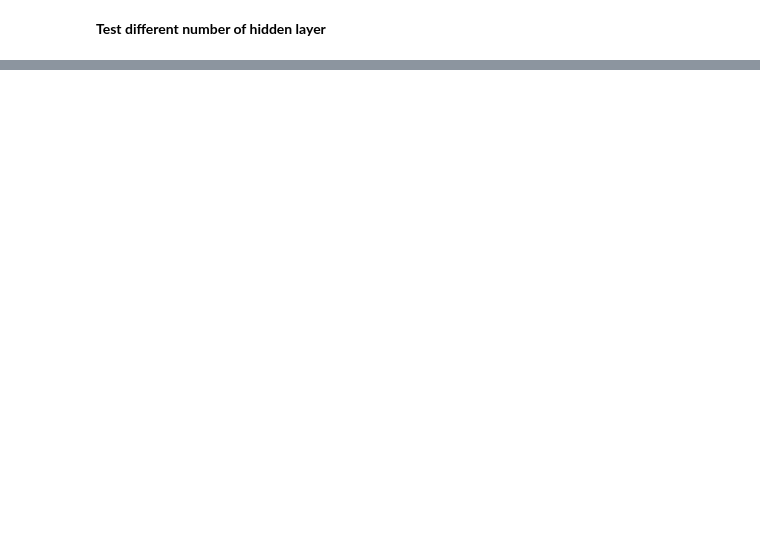
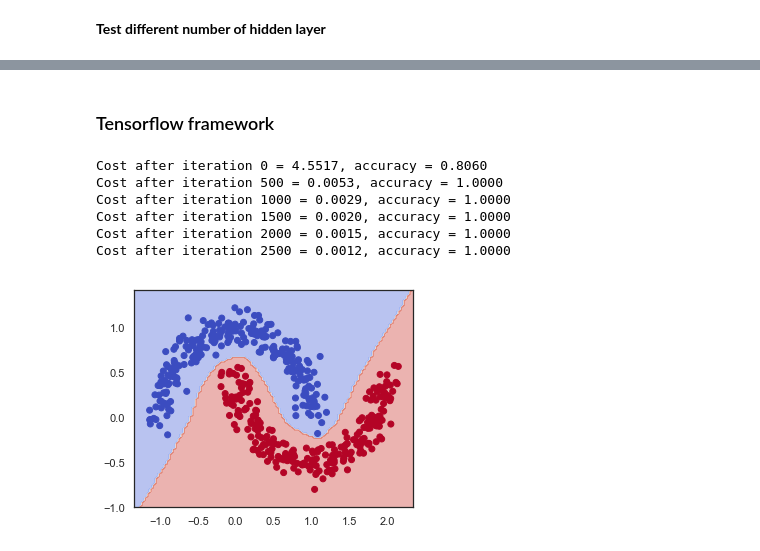
Before and after one commit to jeremy-xx/deep-learning-algorithm, a Jupyter notebook: neural_networks.ipynb, the cells around one changed output, grey strips where cells are left out. Cells and saved outputs as stored; diff of their text form; code cells hidden in the pictures; blank space fills up the shorter version.

```diff
--- a/neural_networks.ipynb
+++ b/neural_networks.ipynb
@@ -320,48 +274,62 @@ plt.show()
+# %% [markdown]
+### Tensorflow framework
 # %%
 #
 #
-def tf_nn_fit(X_train,Y_train,n_h=10,learning_rate=1,num_iterations=2500,verbose=False):
+def tf_nn_fit(x_input,y_input,n_h,learning_rate,num_iterations=2500,print_cost=False):
+    tf.reset_default_graph()
+    tf.set_random_seed(1)
 
-    tf.reset_default_graph()
-    #tf.set_random_seed(1)
-
-    # placehold X,Y
-    n_sample = Y_train.shape[1]
-    X = tf.placeholder(tf.float32,shape=[2,n_sample],name='X')
-    Y = tf.placeholder(tf.float32,shape=[1,n_sample],name='Y')
+    x = tf.placeholder(tf.float32,shape=(None,2),name='x')
+    y = tf.placeholder(tf.float32,shape=(None,1),name='y')
 
     # initialize parameters
-    W1 = tf.get_variable('W1',[n_h,2],initializer=tf.random_normal_initializer(stddev=1))
+    w1 = tf.get_variable('w1',(2,n_h),initializer=tf.random_normal_initializer(stddev=1))
     # note: stddev of random_normal_initializer matters the final results
     # strategy: not to small (close to zeros, which not easy to break the symatric
     #           not too large, which slow the GD and easy to diverge
-    b1 = tf.get_variable('b1',[n_h,1],initializer=tf.zeros_initializer())
-    W2 = tf.get_variable('W2',[1,n_h],initializer=tf.random_normal_initializer(stddev=1))
-    b2 = tf.get_variable('b2',[1,1],initializer=tf.zeros_initializer())
+    b1 = tf.get_variable('b1',(1,n_h),initializer=tf.zeros_initializer())
+    w2 = tf.get_variable('w2',(n_h,1),initializer=tf.random_normal_initializer(stddev=1))
+    b2 = tf.get_variable('b2',(1,1),initializer=tf.zeros_initializer())
 
 
-    Z1 = tf.add(tf.matmul(W1,X),b1)
-    A1 = tf.nn.relu(Z1)
-    Z2 = tf.add(tf.matmul(W2,A1),b2)
+    z1 = tf.matmul(x,w1) + b1
+    a1 = tf.nn.relu(z1)
+    z2 = tf.matmul(a1,w2) + b2
+    a2 = tf.nn.sigmoid(z2)
 
-    cost = tf.reduce_mean(tf.nn.sigmoid_cross_entropy_with_logits(logits=Z2,labels=Y))
+    y_pred = tf.cast(tf.greater(a2,0.5),tf.int32)
+    accuracy = tf.reduce_mean(tf.cast(tf.equal(y_pred,tf.cast(y,tf.int32)),tf.float32))
+
+    cost = tf.reduce_mean(tf.nn.sigmoid_cross_entropy_with_logits(logits=z2,labels=y))
     optimizer = tf.train.GradientDescentOptimizer(learning_rate=learning_rate).minimize(cost)
 
     init = tf.global_variables_initializer()
 
     with tf.Session() as sess:
         sess.run(init)
 
         for i in range(0,num_iterations+1):
-            _,cost_value = sess.run([optimizer,cost], feed_dict={X: X_train, Y: Y_train})
+            _,cost_value = sess.run([optimizer,cost], feed_dict={x: x_input, y: y_input})
+            accuracy_value = sess.run(accuracy, feed_dict={x: x_input, y: y_input})
+            if print_cost and i % 500 == 0:
+                print("Cost after iteration %d = %.4f, accuracy = %.4f" % (i, cost_value, accuracy_value))
 
-            if verbose and i % 500 == 0:
-                print("Cost after iteration {}: {}".format(i, cost_value))
+        y_grid = sess.run(a2,feed_dict={x: x_grid})
+        y_grid = np.float32(y_grid>0.5).reshape(x1_grid.shape)
 
-        #print(parameters)
-        W1 = sess.run(W1)
-        b1 = sess.run(b1)
-        W2 = sess.run(W2)
-        b2 = sess.run(b2)
+    return y_grid
 
-    return W1,b1,W2,b2
+y_grid = tf_nn_fit(x_train,y_train,100,learning_rate=1,num_iterations=2500,print_cost=True)
+plt.figure(figsize=(5,4))
+plt.contourf(x1_grid, x2_grid, y_grid,cmap=plt.cm.coolwarm,alpha=0.4)
+plt.scatter(x_train[:,0],x_train[:,1],c=y_train.flatten(),cmap=plt.cm.coolwarm)
+plt.show()
+# %% [output]
+Cost after iteration 0 = 4.5517, accuracy = 0.8060
+Cost after iteration 500 = 0.0053, accuracy = 1.0000
+Cost after iteration 1000 = 0.0029, accuracy = 1.0000
+Cost after iteration 1500 = 0.0020, accuracy = 1.0000
+Cost after iteration 2000 = 0.0015, accuracy = 1.0000
+Cost after iteration 2500 = 0.0012, accuracy = 1.0000
+[figure, added]
```
Also changed, not shown: parts of 31 cells of this notebook, 1 other file.
